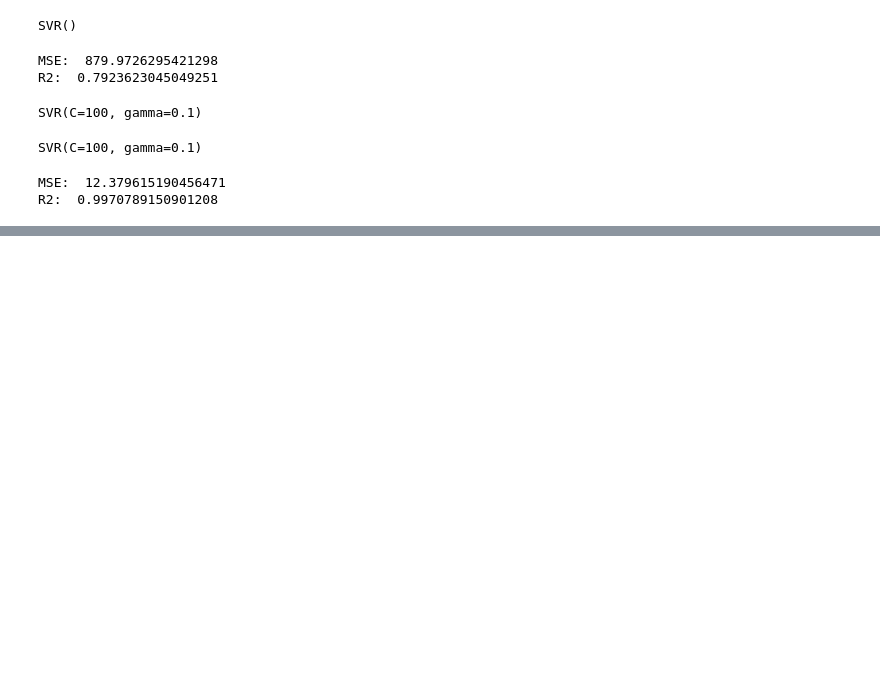
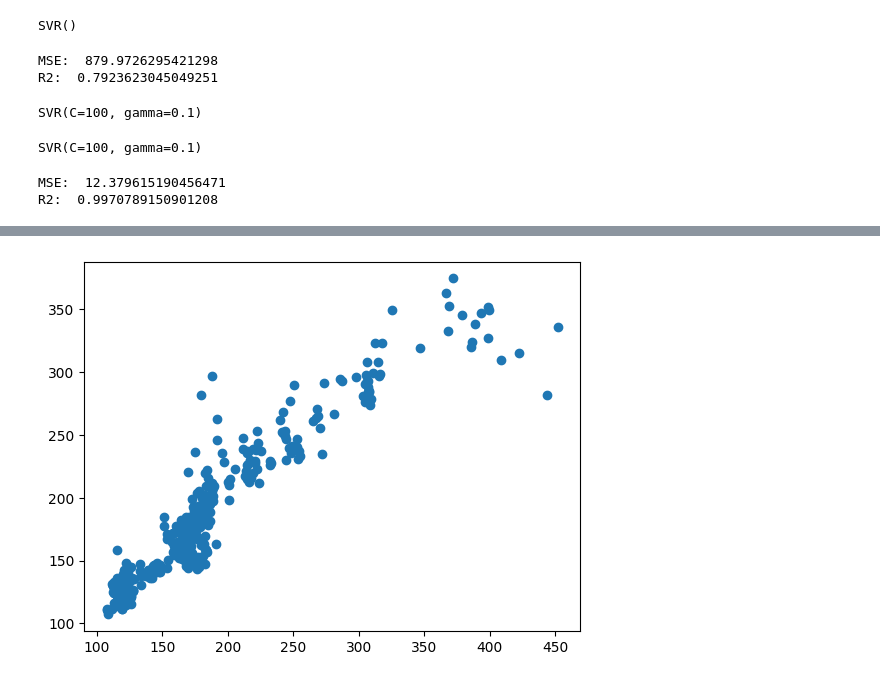
Before and after one commit to sewmi-senarath/GoldML-Intelligence-System, a Jupyter notebook: notebooks/svr/svr_gold_prediction.ipynb, the cells around one changed output, grey strips where cells are left out. Cells and saved outputs as stored; diff of their text form; code cells hidden in the pictures; blank space fills up the shorter version.

```diff
--- a/notebooks/svr/svr_gold_prediction.ipynb
+++ b/notebooks/svr/svr_gold_prediction.ipynb
@@ -142,0 +228,6 @@ R2:  0.9970789150901208
+# %%
+plt.figure()
+plt.scatter(y_test, y_pred)
+plt.savefig("svr_actual_vs_predicted.png")
+# %% [output]
+[figure, added]
```
Also changed, not shown: parts of 16 cells of this notebook, 2 other files.
